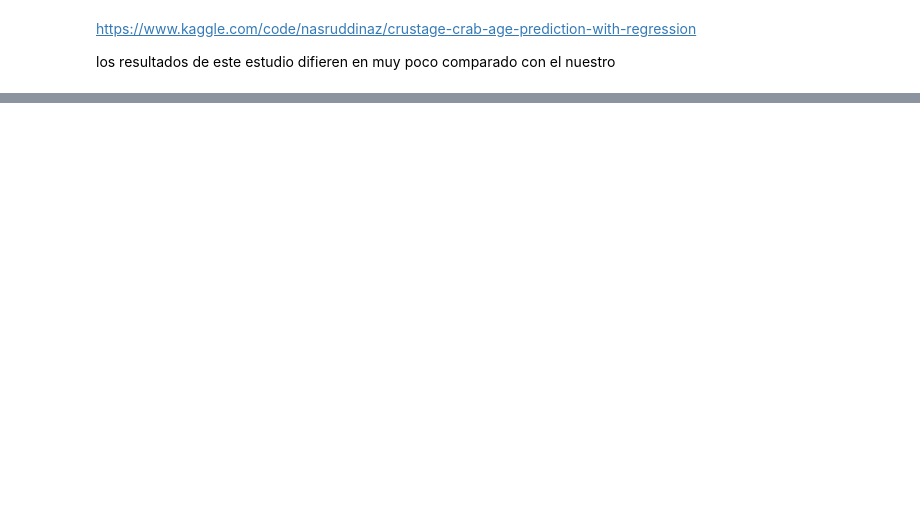
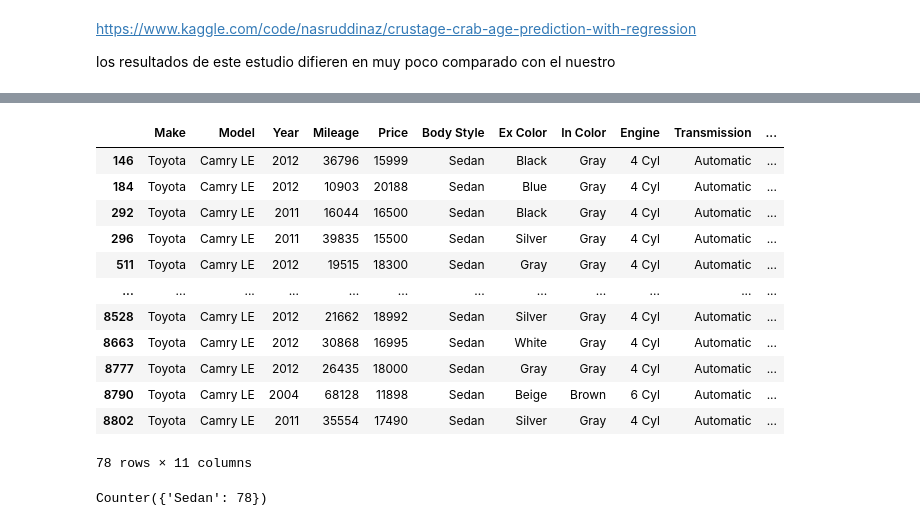
Before and after one commit to Camilohoyos99/AA_DATOS, a Jupyter notebook: Evaluación 1C-20230830/Parcial1.ipynb, the cells around one changed output, grey strips where cells are left out. Cells and saved outputs as stored; diff of their text form; code cells hidden in the pictures; blank space fills up the shorter version.

```diff
--- a/Evaluación 1C-20230830/Parcial1.ipynb
+++ b/Evaluación 1C-20230830/Parcial1.ipynb
@@ -462,0 +589,21 @@ ValueError: X has 6 features, but LinearRegression is expecting 28 features as i
+# %%
+df = df[(df['Make']== 'Toyota') & (df['Model'] == 'Camry LE')]
+df
+# %% [output]
+|  | Make | Model | Year | Mileage | Price | Body Style | Ex Color | In Color | Engine | Transmission | ... |
+| 146 | Toyota | Camry LE | 2012 | 36796 | 15999 | Sedan | Black | Gray | 4 Cyl | Automatic | ... |
+| 184 | Toyota | Camry LE | 2012 | 10903 | 20188 | Sedan | Blue | Gray | 4 Cyl | Automatic | ... |
+| 292 | Toyota | Camry LE | 2011 | 16044 | 16500 | Sedan | Black | Gray | 4 Cyl | Automatic | ... |
+| 296 | Toyota | Camry LE | 2011 | 39835 | 15500 | Sedan | Silver | Gray | 4 Cyl | Automatic | ... |
+| 511 | Toyota | Camry LE | 2012 | 19515 | 18300 | Sedan | Gray | Gray | 4 Cyl | Automatic | ... |
+| ... | ... | ... | ... | ... | ... | ... | ... | ... | ... | ... | ... |
+| 8528 | Toyota | Camry LE | 2012 | 21662 | 18992 | Sedan | Silver | Gray | 4 Cyl | Automatic | ... |
+| 8663 | Toyota | Camry LE | 2012 | 30868 | 16995 | Sedan | White | Gray | 4 Cyl | Automatic | ... |
+| 8777 | Toyota | Camry LE | 2012 | 26435 | 18000 | Sedan | Gray | Gray | 4 Cyl | Automatic | ... |
+| 8790 | Toyota | Camry LE | 2004 | 68128 | 11898 | Sedan | Beige | Brown | 6 Cyl | Automatic | ... |
+| 8802 | Toyota | Camry LE | 2011 | 35554 | 17490 | Sedan | Silver | Gray | 4 Cyl | Automatic | ... |
+78 rows × 11 columns
+# %%
+Counter(df['Body Style'])
+# %% [output]
+Counter({'Sedan': 78})
```
Also changed, not shown: parts of 31 cells of this notebook.
